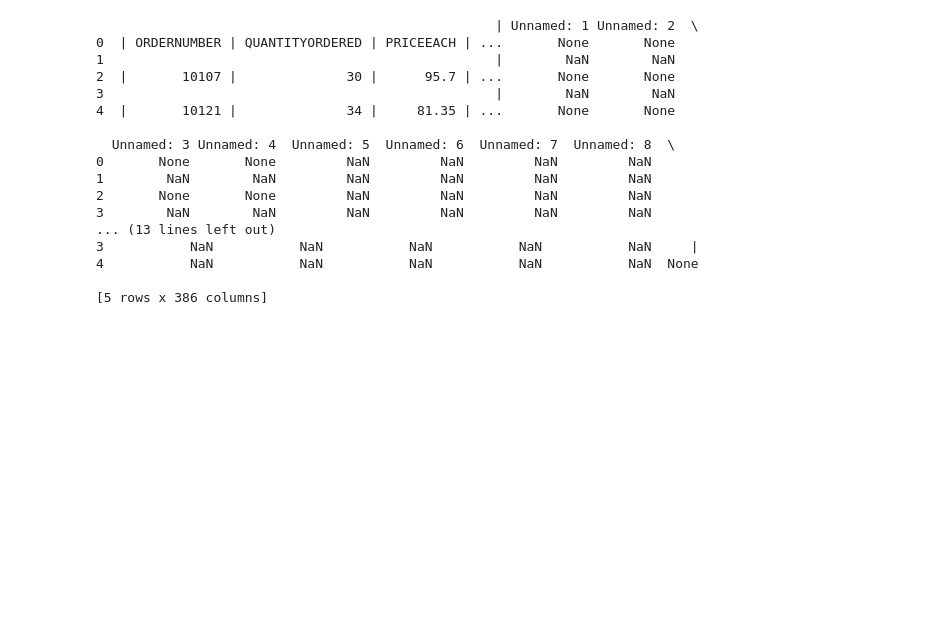
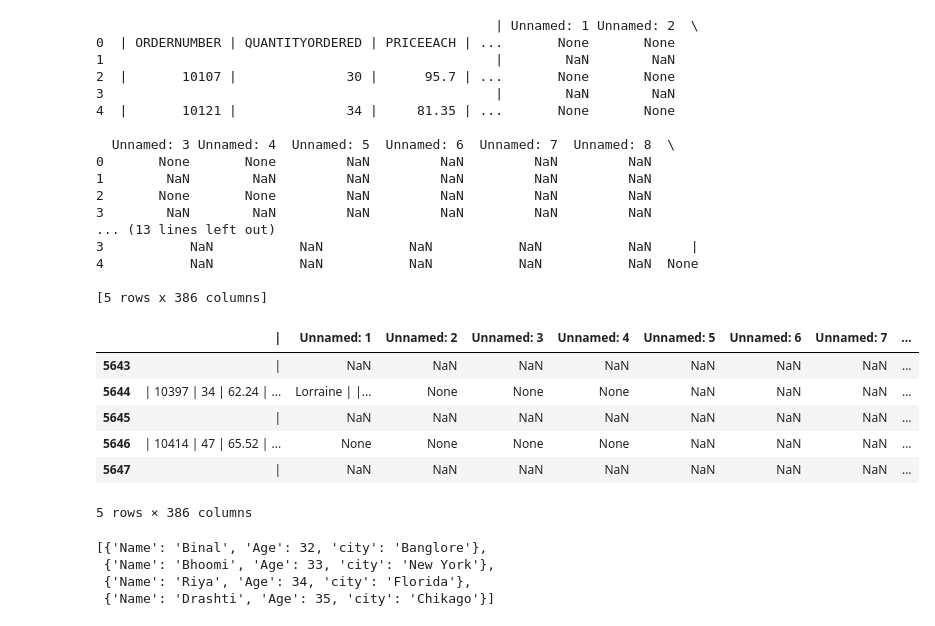
Before and after one commit to BinalPatel29/Udemy, a Jupyter notebook: Data_Analysis_With_Python/Pandas.ipynb, the cells around one changed output. Saved outputs shown, nothing was run; the diff lists cells and outputs as text; code cells hidden in the pictures; blank space fills up the shorter version.

```diff
--- a/Data_Analysis_With_Python/Pandas.ipynb
+++ b/Data_Analysis_With_Python/Pandas.ipynb
@@ -110,3 +110,13 @@ print(df.head())
 4           NaN           NaN           NaN           NaN           NaN  None
 
 [5 rows x 386 columns]
+# %%
+df.tail(5)
+# %% [output]
+|  | | | Unnamed: 1 | Unnamed: 2 | Unnamed: 3 | Unnamed: 4 | Unnamed: 5 | Unnamed: 6 | Unnamed: 7 | ... |
+| 5643 | | | NaN | NaN | NaN | NaN | NaN | NaN | NaN | ... |
+| 5644 | | 10397 | 34 | 62.24 | ... | Lorraine | |... | None | None | None | NaN | NaN | NaN | ... |
+| 5645 | | | NaN | NaN | NaN | NaN | NaN | NaN | NaN | ... |
+| 5646 | | 10414 | 47 | 65.52 | ... | None | None | None | None | NaN | NaN | NaN | ... |
+| 5647 | | | NaN | NaN | NaN | NaN | NaN | NaN | NaN | ... |
+5 rows × 386 columns
@@ -112,0 +126,7 @@ print(df.head())
+# %%
+data
+# %% [output]
+[{'Name': 'Binal', 'Age': 32, 'city': 'Banglore'},
+ {'Name': 'Bhoomi', 'Age': 33, 'city': 'New York'},
+ {'Name': 'Riya', 'Age': 34, 'city': 'Florida'},
+ {'Name': 'Drashti', 'Age': 35, 'city': 'Chikago'}]
```
Also changed, not shown: parts of 33 cells of this notebook, 1 other file.
